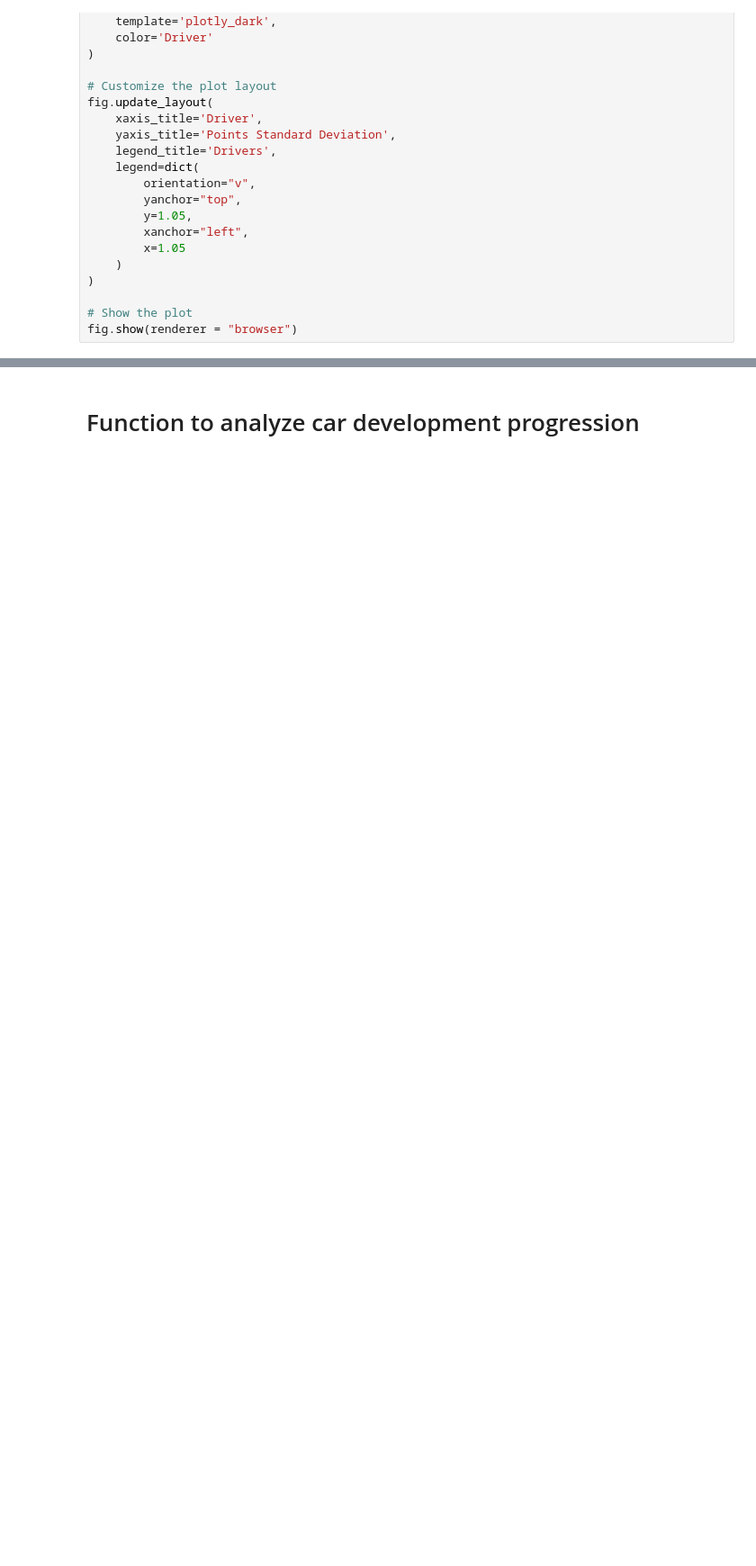
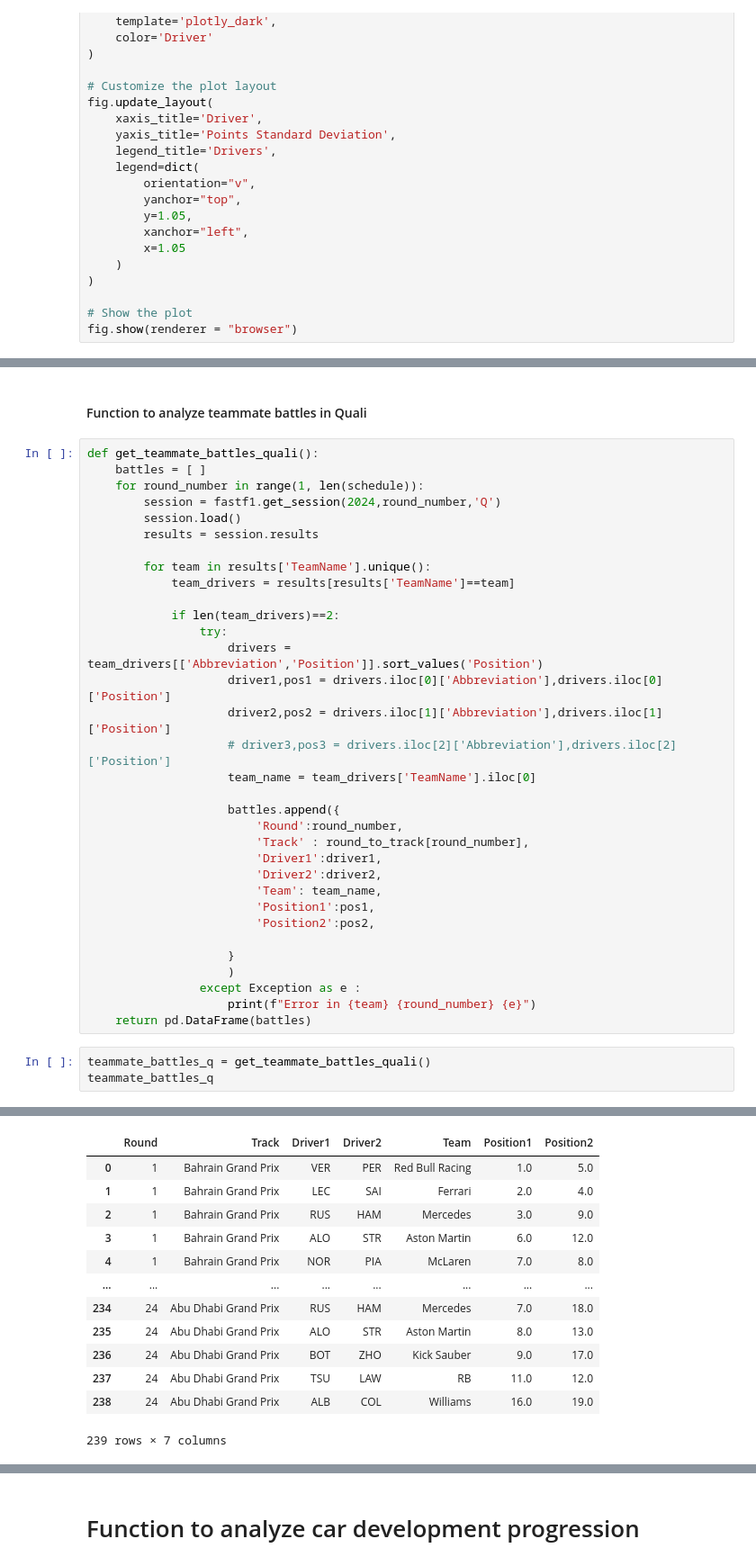
Before and after one commit to khanmustaaq/Formula-1-2024-Season-Analysis, a Jupyter notebook: notebook.ipynb, the cells around one changed output, grey strips where cells are left out. Shown at 90% size. Drawn from its saved outputs; the diff is of its cells as text; blank space fills up the shorter version.

```diff
--- a/notebook.ipynb
+++ b/notebook.ipynb
@@ -528,0 +660,39 @@ KeyError: 'Team'
+# %% [markdown]
+#### Function to analyze teammate battles in Quali
+# %%
+def get_teammate_battles_quali():
+    battles = [ ]
+    for round_number in range(1, len(schedule)):
+        session = fastf1.get_session(2024,round_number,'Q')
+        session.load()
+        results = session.results
+
+        for team in results['TeamName'].unique():
+            team_drivers = results[results['TeamName']==team]
+
+            if len(team_drivers)==2:
+                try:
+                    drivers = team_drivers[['Abbreviation','Position']].sort_values('Position')
+                    driver1,pos1 = drivers.iloc[0]['Abbreviation'],drivers.iloc[0]['Position']
+                    driver2,pos2 = drivers.iloc[1]['Abbreviation'],drivers.iloc[1]['Position']
+                    # driver3,pos3 = drivers.iloc[2]['Abbreviation'],drivers.iloc[2]['Position']
+                    team_name = team_drivers['TeamName'].iloc[0]
+
+                    battles.append({
+                        'Round':round_number,
+                        'Track' : round_to_track[round_number],
+                        'Driver1':driver1,
+                        'Driver2':driver2,
+                        'Team': team_name,
+                        'Position1':pos1,
+                        'Position2':pos2,
+
+                    }
+                    )
+                except Exception as e :
+                    print(f"Error in {team} {round_number} {e}")
+    return pd.DataFrame(battles)
+# %%
+teammate_battles_q = get_teammate_battles_quali()
+teammate_battles_q
+# %% [output]
@@ -528,0 +716,13 @@ KeyError: 'Team'
+|  | Round | Track | Driver1 | Driver2 | Team | Position1 | Position2 |
+| 0 | 1 | Bahrain Grand Prix | VER | PER | Red Bull Racing | 1.0 | 5.0 |
+| 1 | 1 | Bahrain Grand Prix | LEC | SAI | Ferrari | 2.0 | 4.0 |
+| 2 | 1 | Bahrain Grand Prix | RUS | HAM | Mercedes | 3.0 | 9.0 |
+| 3 | 1 | Bahrain Grand Prix | ALO | STR | Aston Martin | 6.0 | 12.0 |
+| 4 | 1 | Bahrain Grand Prix | NOR | PIA | McLaren | 7.0 | 8.0 |
+| ... | ... | ... | ... | ... | ... | ... | ... |
+| 234 | 24 | Abu Dhabi Grand Prix | RUS | HAM | Mercedes | 7.0 | 18.0 |
+| 235 | 24 | Abu Dhabi Grand Prix | ALO | STR | Aston Martin | 8.0 | 13.0 |
+| 236 | 24 | Abu Dhabi Grand Prix | BOT | ZHO | Kick Sauber | 9.0 | 17.0 |
+| 237 | 24 | Abu Dhabi Grand Prix | TSU | LAW | RB | 11.0 | 12.0 |
+| 238 | 24 | Abu Dhabi Grand Prix | ALB | COL | Williams | 16.0 | 19.0 |
+239 rows × 7 columns
```
Also changed, not shown: parts of 23 cells of this notebook.
